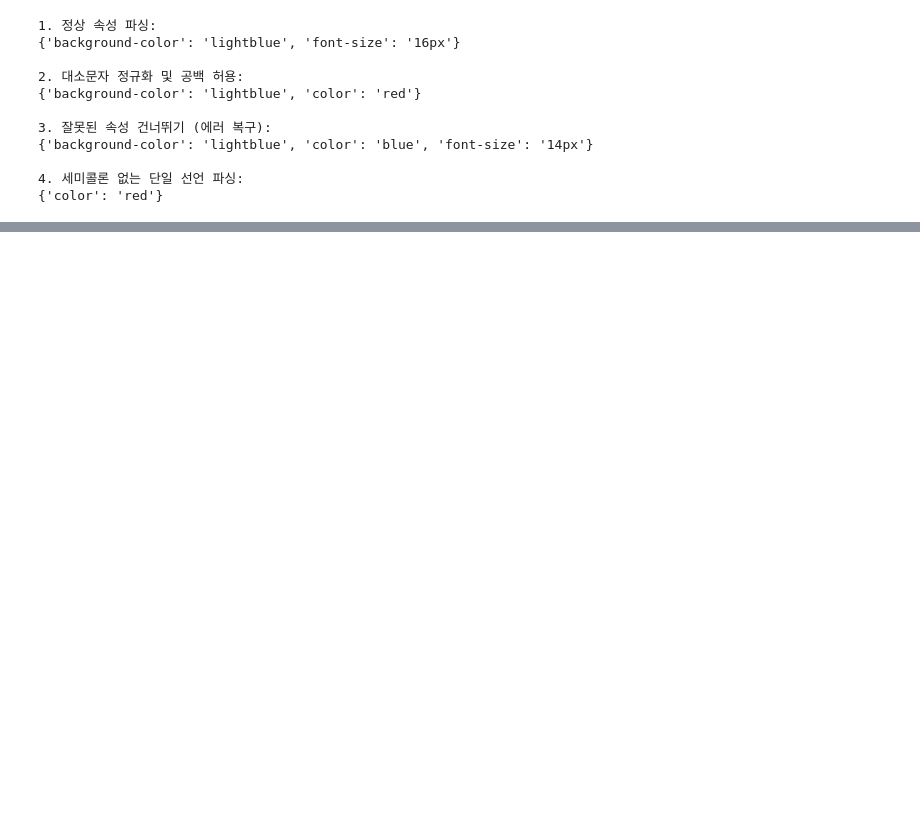
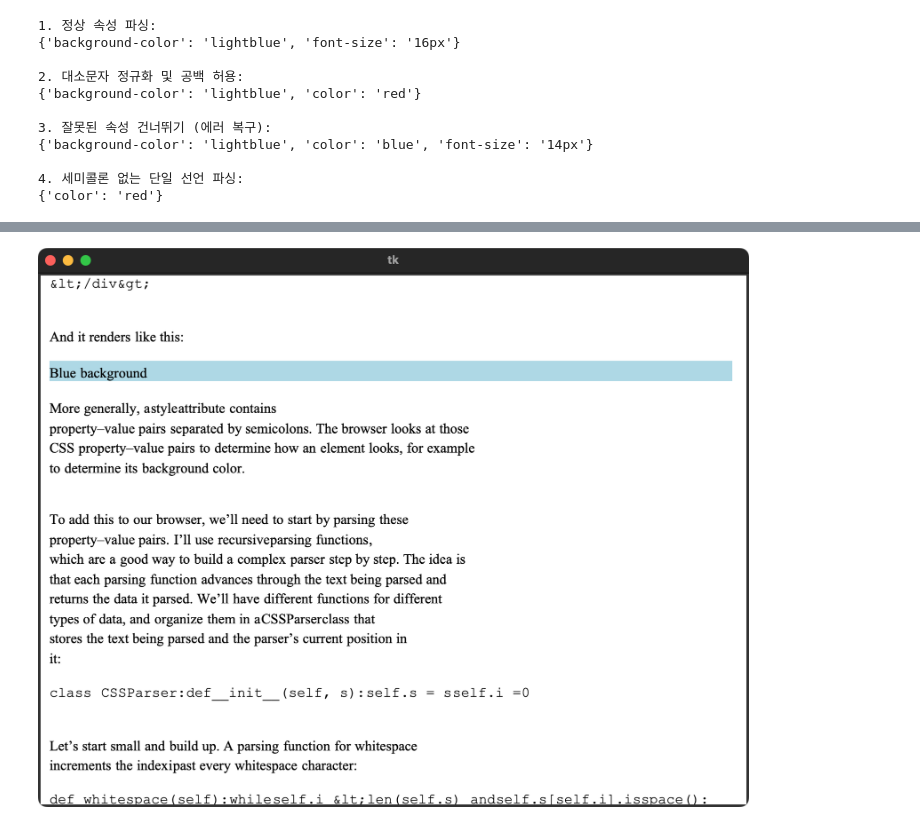
Before and after one commit to r4k0nb4k0n/browser-engineering-study, a Jupyter notebook: part-2-applying-author-styles-6-parsing-and-applying-css.ipynb, the cells around one changed output, grey strips where cells are left out. Saved outputs shown, nothing was run; the diff lists cells and outputs as text; code cells hidden in the pictures; blank space fills up the shorter version.

```diff
--- a/part-2-applying-author-styles-6-parsing-and-applying-css.ipynb
+++ b/part-2-applying-author-styles-6-parsing-and-applying-css.ipynb
@@ -38,0 +139,28 @@ print(parser4.body())
+# %%
+import time
+from browser.url import URL
+from browser.browser import Browser
+from browser.layout import DrawRect
+from browser.tk_capture import display_tk_window
+
+url = URL("https://browser.engineering/styles.html")
+browser = Browser()
+browser.load(url)
+
+# lightblue 사각형 찾기
+lightblue_rects = [cmd for cmd in browser.display_list if isinstance(cmd, DrawRect) and cmd.color == "lightblue"]
+
+if lightblue_rects:
+    target = lightblue_rects[0]
+    browser.scroll = max(0, target.top - 100)
+    browser.draw()
+
+# 🌟 중요: 5,800개 캔버스 아이템이 macOS 윈도우 서버에 완전히 그려지도록 강제 동기화
+for _ in range(10):
+    browser.window.update_idletasks()
+    browser.window.update()
+    time.sleep(0.05)
+
+display_tk_window(browser.window, settle_seconds=1.0)
+# %% [output]
+[figure, added]
```
Also changed, not shown: parts of 3 cells of this notebook, 5 other files.
